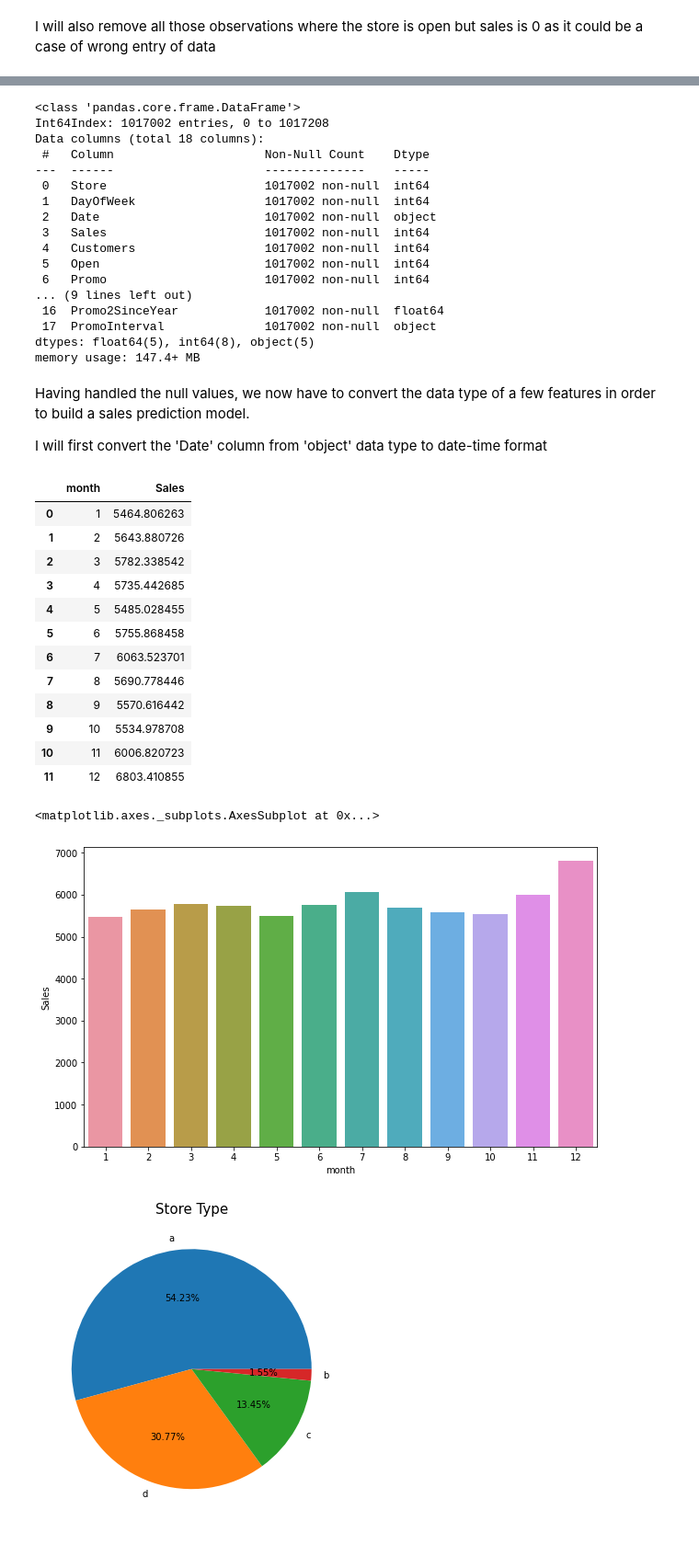
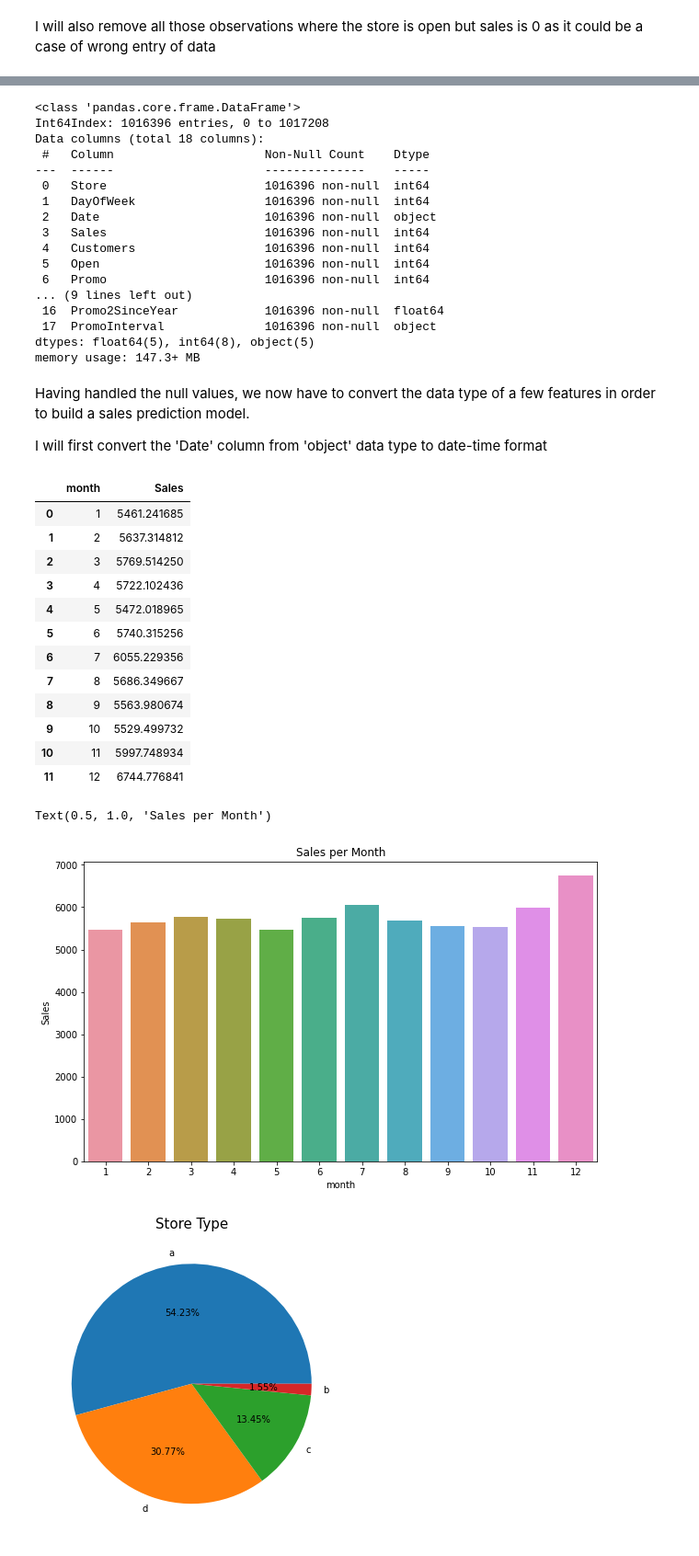
Before and after one commit to priyaregit/Rossmann-Sales-Prediction_Regression_Capstone-Project, a Jupyter notebook: Rossmann_Sales_Prediction_Capstone_Project_2_Supriya.ipynb, the cells around one changed output, grey strips where cells are left out. Shown at 92% size. Saved outputs shown, nothing was run; the diff lists cells and outputs as text; code cells hidden in the pictures.

```diff
--- a/Rossmann_Sales_Prediction_Capstone_Project_2_Supriya.ipynb
+++ b/Rossmann_Sales_Prediction_Capstone_Project_2_Supriya.ipynb
@@ -296,9 +264,9 @@ store [store['Sales']> 30000].shape
 # %% [markdown]
 We see that the maximum value of Sales is 41,551 while the average sales is 5,773. To prevent overfitting of the model, it would be better to remove the extreme outliers. Here, i would remove all those observations with sales value greater than 30,000.
 # %%
-# Keeping only those observations with Sales < 30000
+# Keeping only those observations with Sales < 25000
 
-store = store [ store['Sales'] < 30000 ]
+store = store [ store['Sales'] < 25000 ]
 # %%
 store.shape
 # %% [output]
@@ -320,22 +288,22 @@ store.shape
 store.info()
 # %% [output]
 <class 'pandas.core.frame.DataFrame'>
-Int64Index: 1017002 entries, 0 to 1017208
+Int64Index: 1016396 entries, 0 to 1017208
 Data columns (total 18 columns):
  #   Column                     Non-Null Count    Dtype
 ---  ------                     --------------    -----
- 0   Store                      1017002 non-null  int64
- 1   DayOfWeek                  1017002 non-null  int64
- 2   Date                       1017002 non-null  object
- 3   Sales                      1017002 non-null  int64
- 4   Customers                  1017002 non-null  int64
- 5   Open                       1017002 non-null  int64
- 6   Promo                      1017002 non-null  int64
+ 0   Store                      1016396 non-null  int64
+ 1   DayOfWeek                  1016396 non-null  int64
+ 2   Date                       1016396 non-null  object
+ 3   Sales                      1016396 non-null  int64
+ 4   Customers                  1016396 non-null  int64
+ 5   Open                       1016396 non-null  int64
+ 6   Promo                      1016396 non-null  int64
 ... (9 lines left out)
- 16  Promo2SinceYear            1017002 non-null  float64
- 17  PromoInterval              1017002 non-null  object
+ 16  Promo2SinceYear            1016396 non-null  float64
+ 17  PromoInterval              1016396 non-null  object
 dtypes: float64(5), int64(8), object(5)
-memory usage: 147.4+ MB
+memory usage: 147.3+ MB
 # %% [markdown]
 Having handled the null values, we now have to convert the data type of a few features in order to build a sales prediction model.
 
@@ -350,28 +318,30 @@ store['month'] = store['Date'].dt.month
 store['day'] = store['Date'].dt.day
 store['week_number'] = store['Date'].dt.week
 # %%
+# Performing groupby on month to find the average sales per month
 avgsales = store.groupby(['month'], as_index = False).agg({'Sales':'mean'})
 avgsales
 # %% [output]
 |  | month | Sales |
-| 0 | 1 | 5464.806263 |
-| 1 | 2 | 5643.880726 |
-| 2 | 3 | 5782.338542 |
-| 3 | 4 | 5735.442685 |
-| 4 | 5 | 5485.028455 |
-| 5 | 6 | 5755.868458 |
-| 6 | 7 | 6063.523701 |
-| 7 | 8 | 5690.778446 |
-| 8 | 9 | 5570.616442 |
-| 9 | 10 | 5534.978708 |
-| 10 | 11 | 6006.820723 |
-| 11 | 12 | 6803.410855 |
+| 0 | 1 | 5461.241685 |
+| 1 | 2 | 5637.314812 |
+| 2 | 3 | 5769.514250 |
+| 3 | 4 | 5722.102436 |
+| 4 | 5 | 5472.018965 |
+| 5 | 6 | 5740.315256 |
+| 6 | 7 | 6055.229356 |
+| 7 | 8 | 5686.349667 |
+| 8 | 9 | 5563.980674 |
+| 9 | 10 | 5529.499732 |
+| 10 | 11 | 5997.748934 |
+| 11 | 12 | 6744.776841 |
 # %%
-
- sns.barplot(x = "month" , y = "Sales" , data = avgsales)
+# Barplot to show sales per month
+sns.barplot(x = "month" , y = "Sales" , data = avgsales)
+plt.title('Sales per Month')
 # %% [output]
-<matplotlib.axes._subplots.AxesSubplot at 0x...>
+Text(0.5, 1.0, 'Sales per Month')
-[figure, old version]
+[figure, new version]
 # %%
 # Plotting a Pie Chart to visualize the number of stores by type
 plt.pie(store['StoreType'].value_counts(), labels = store['StoreType'].value_counts().index, autopct = "%.02f%%")
```
Also changed, not shown: parts of 64 cells of this notebook.
